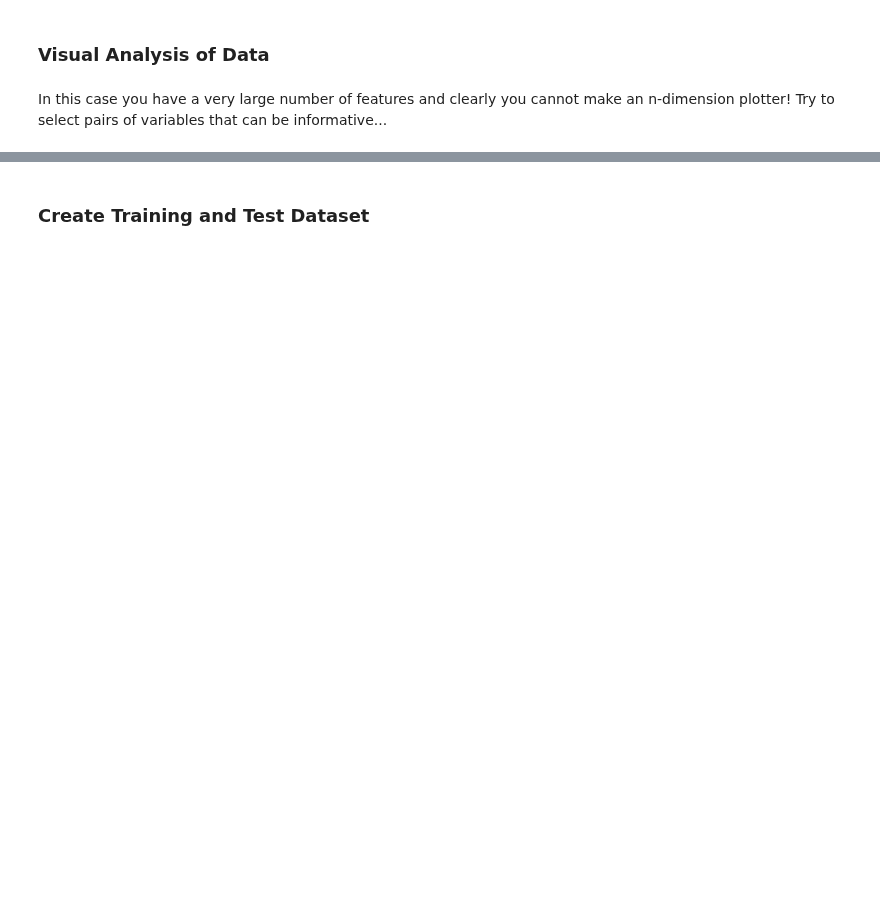
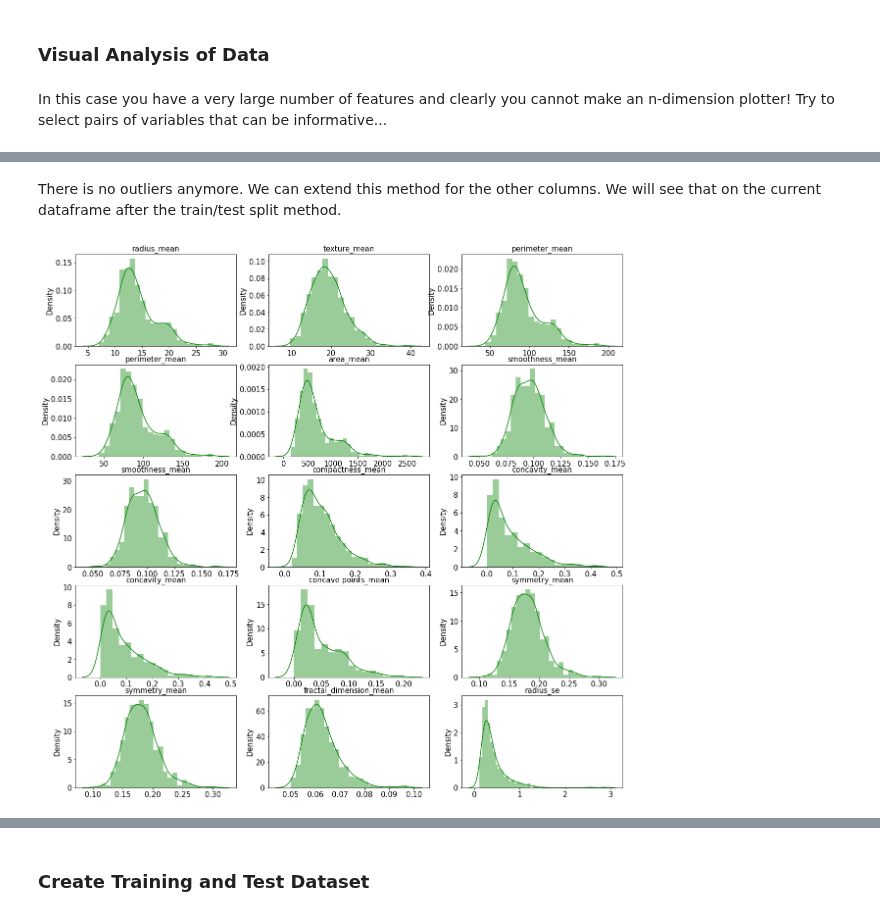
Before and after one commit to lcsrodriguez/intro-ml-assignment, a Jupyter notebook: assignment.ipynb, the cells around one changed output, grey strips where cells are left out. Saved outputs shown, nothing was run; the diff lists cells and outputs as text; code cells hidden in the pictures; blank space fills up the shorter version.

```diff
--- a/assignment.ipynb
+++ b/assignment.ipynb
@@ -604,10 +582,0 @@ There is no outliers anymore. We can extend this method for the other columns. W
-# %%
-# Plotting distribution plots for each column
-fig, ax = plt.subplots(5, 3, figsize=(20, 20))
-df_wt = df.copy()
-df_wt.drop("diagnosis", axis = 1, inplace = True)
-for i in range(ax.shape[0]):
-    for j in range(ax.shape[1]):
-        g = sns.distplot(df_wt[df_wt.columns[i*2+j]], ax=ax[i][j], color="red")
-        g.set(xlabel=None)
-        g.set_title(df_wt[df_wt.columns[i*2+j]].name, fontsize = 15)
@@ -645,0 +630,12 @@ Removing high-correlated columns
+# %% [markdown]
+There is no outliers anymore. We can extend this method for the other columns. We will see that on the current dataframe after the train/test split method.
+# %%
+# Plotting distribution plots for each column
+fig, ax = plt.subplots(5, 3, figsize=(20, 20))
+for i in range(ax.shape[0]):
+    for j in range(ax.shape[1]):
+        g = sns.distplot(X[X.columns[i*2+j]], ax=ax[i][j], color="green")
+        g.set(xlabel=None)
+        g.set_title(X[X.columns[i*2+j]].name, fontsize = 15)
+# %% [output]
+[figure, added]
```
Also changed, not shown: parts of 87 cells of this notebook.
